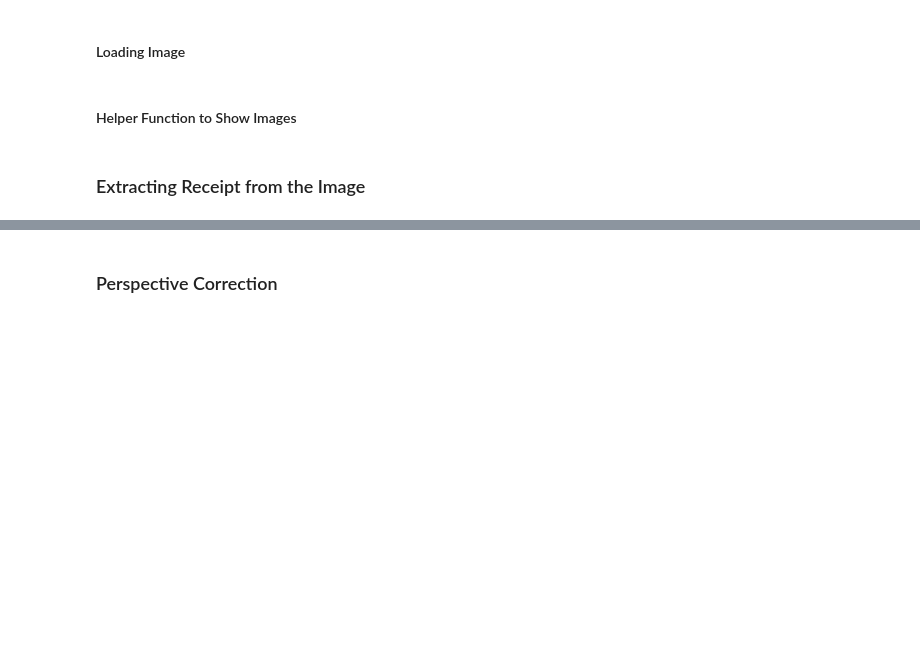
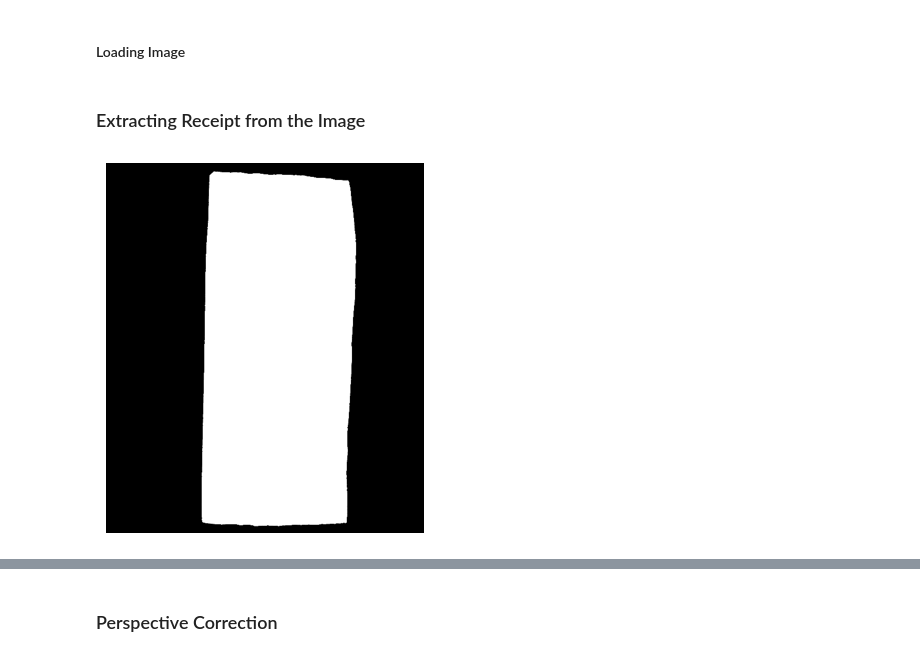
Before and after one commit to balaji-ramk/receipt-ocr, a Jupyter notebook: actual.ipynb, the cells around one changed output, grey strips where cells are left out. Drawn from its saved outputs; the diff is of its cells as text; code cells hidden in the pictures; blank space fills up the shorter version.

```diff
--- a/actual.ipynb
+++ b/actual.ipynb
@@ -15,8 +18,20 @@ import pandas as pd
+# %%
+def show(image):
+    resized_height = 720
+    percent = resized_height / len(image)
+    resized_width = int(percent * len(image[0]))
+    img = cv2.resize(image,(resized_width,resized_height))
+
+    # cv2.imshow('image', img)
+    # cv2.waitKey(0)
+    # cv2.destroyAllWindows()
+    plt.imshow(img, cmap='gray')
+    plt.axis('off')
 # %% [markdown]
 #### Loading Image
 # %%
-# image_path = 'images/receipt2.jpeg'
-image_path = 'images/receipt_image.jpg'
+image_path = 'images/receipt2.jpeg'
+# image_path = 'images/receipt_image.jpg'
 # %%
 image = cv2.imread(image_path, 0)
 color = cv2.imread(image_path)
@@ -24,25 +39,17 @@ color = cv2.imread(image_path)
 hsv = cv2.cvtColor(color, cv2.COLOR_BGR2HSV)
 
 hue, saturation, value = cv2.split(hsv)
-# %% [markdown]
-#### Helper Function to Show Images
-# %%
-def show(image):
-    resized_height = 720
-    percent = resized_height / len(image)
-    resized_width = int(percent * len(image[0]))
-    img = cv2.resize(image,(resized_width,resized_height))
-
-    cv2.imshow('image', img)
-    cv2.waitKey(0)
-    cv2.destroyAllWindows()
 # %% [markdown]
 ### Extracting Receipt from the Image
 # %%
 if np.mean(color) < 128:
     thresh = cv2.threshold(hue, 0, 255, cv2.THRESH_BINARY_INV + cv2.THRESH_OTSU)[1]
 else:
     thresh = cv2.threshold(hue, 0, 255, cv2.THRESH_BINARY + cv2.THRESH_OTSU)[1]
+
+show(thresh)
+# %% [output]
+[figure, added]
 # %%
 eroded = cv2.erode(thresh, kernel=None, iterations=7)
 dilated = cv2.dilate(eroded, kernel=None, iterations=15)
```
Also changed, not shown: parts of 13 cells of this notebook, 31 other files.
